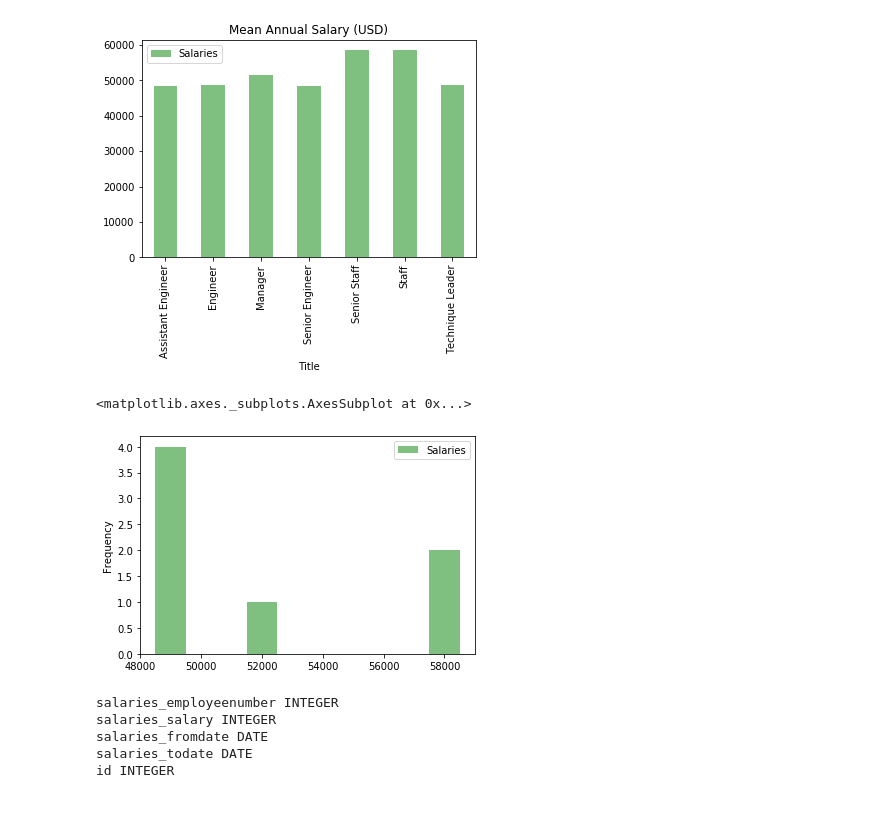
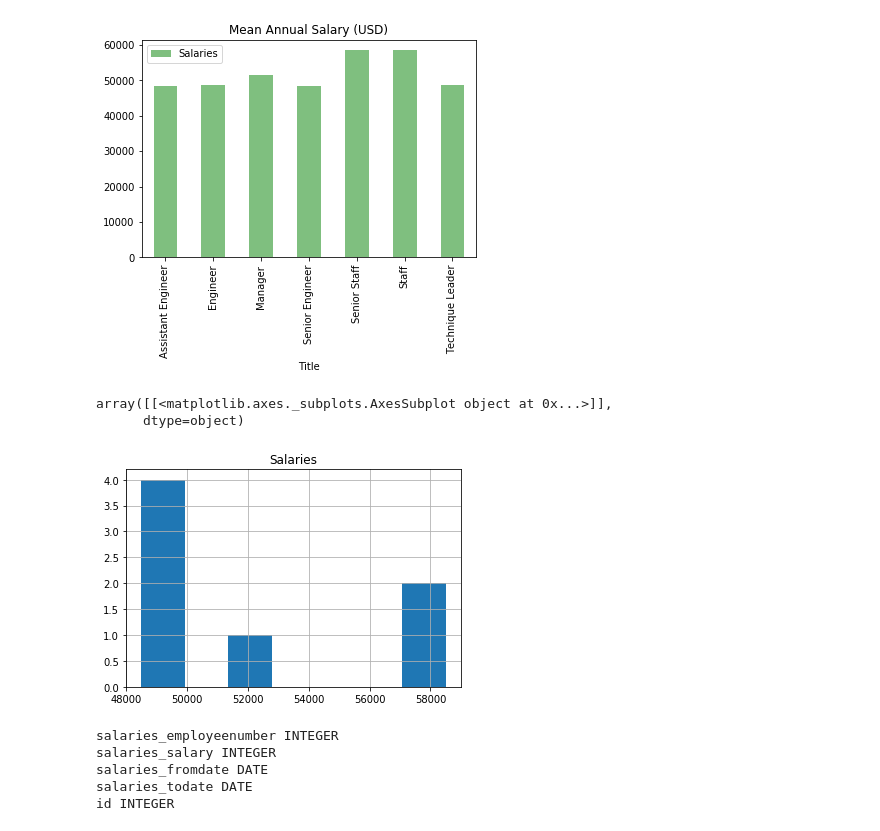
Before and after one commit to kirpatrick/sql-challenge, a Jupyter notebook: EmployeeSQL/employeeSQL_salaryAnalysis.ipynb, the cells around one changed output. Cells and saved outputs as stored; diff of their text form; code cells hidden in the pictures.

```diff
--- a/EmployeeSQL/employeeSQL_salaryAnalysis.ipynb
+++ b/EmployeeSQL/employeeSQL_salaryAnalysis.ipynb
@@ -157,11 +148,12 @@ avgSalary_df
 | 5 | Staff | 58465.273 |
 | 6 | Technique Leader | 48580.504 |
 [figure]
-# %%
-avgSalary_df.plot.hist(y='Salaries', color='g',alpha=0.5)
-# %% [output]
-<matplotlib.axes._subplots.AxesSubplot at 0x...>
-[figure, removed]
+# %%
+avgSalary_df.hist(column='Salaries',bins=7)
+# %% [output]
+array([[<matplotlib.axes._subplots.AxesSubplot object at 0x...>]],
+      dtype=object)
+[figure, added]
 # %%
 # Using the inspector to print the column names within the 'dow' table and its types
 columns = inspector.get_columns('salaries')
```
Also changed, not shown: parts of 9 cells of this notebook, 1 other file.
